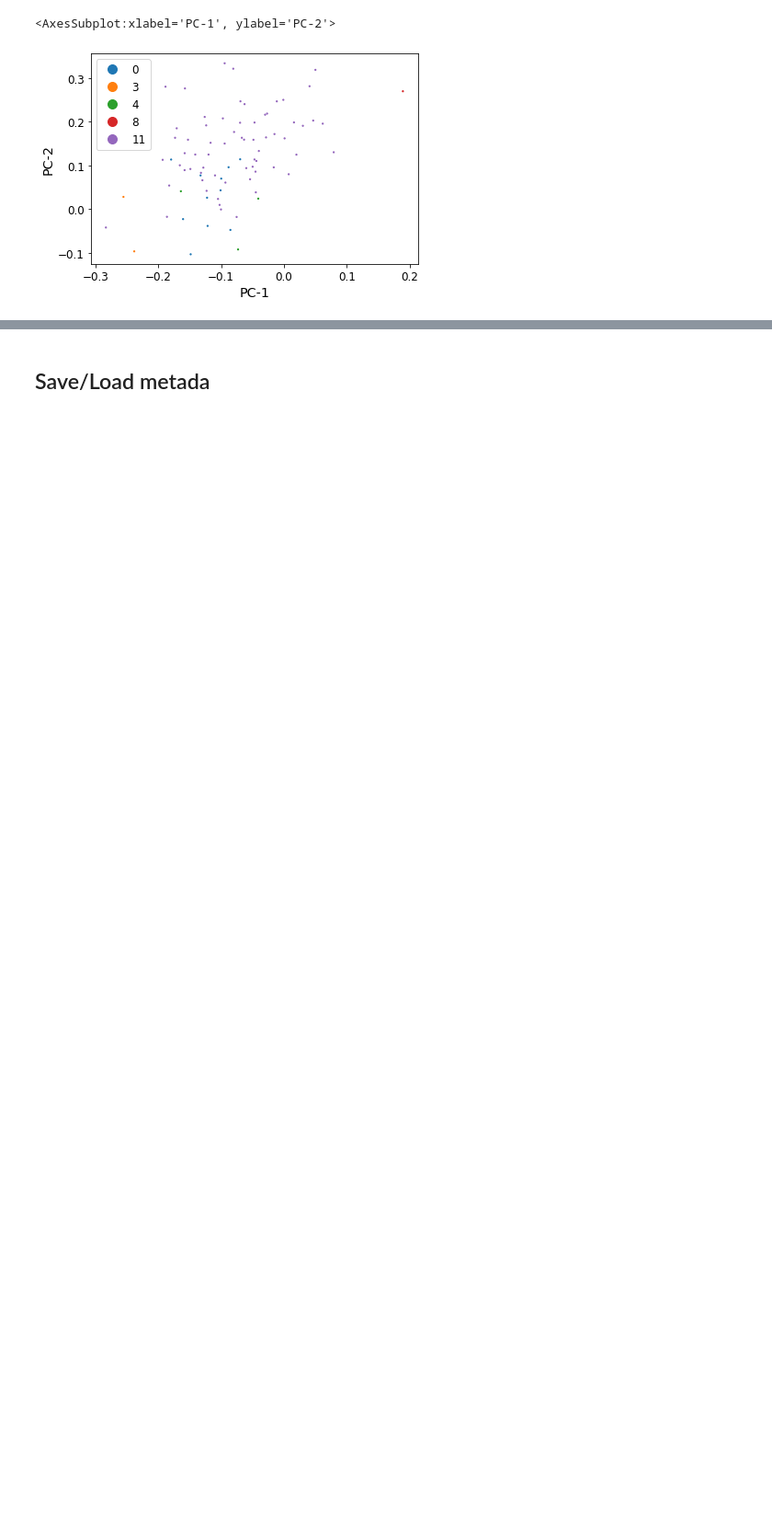
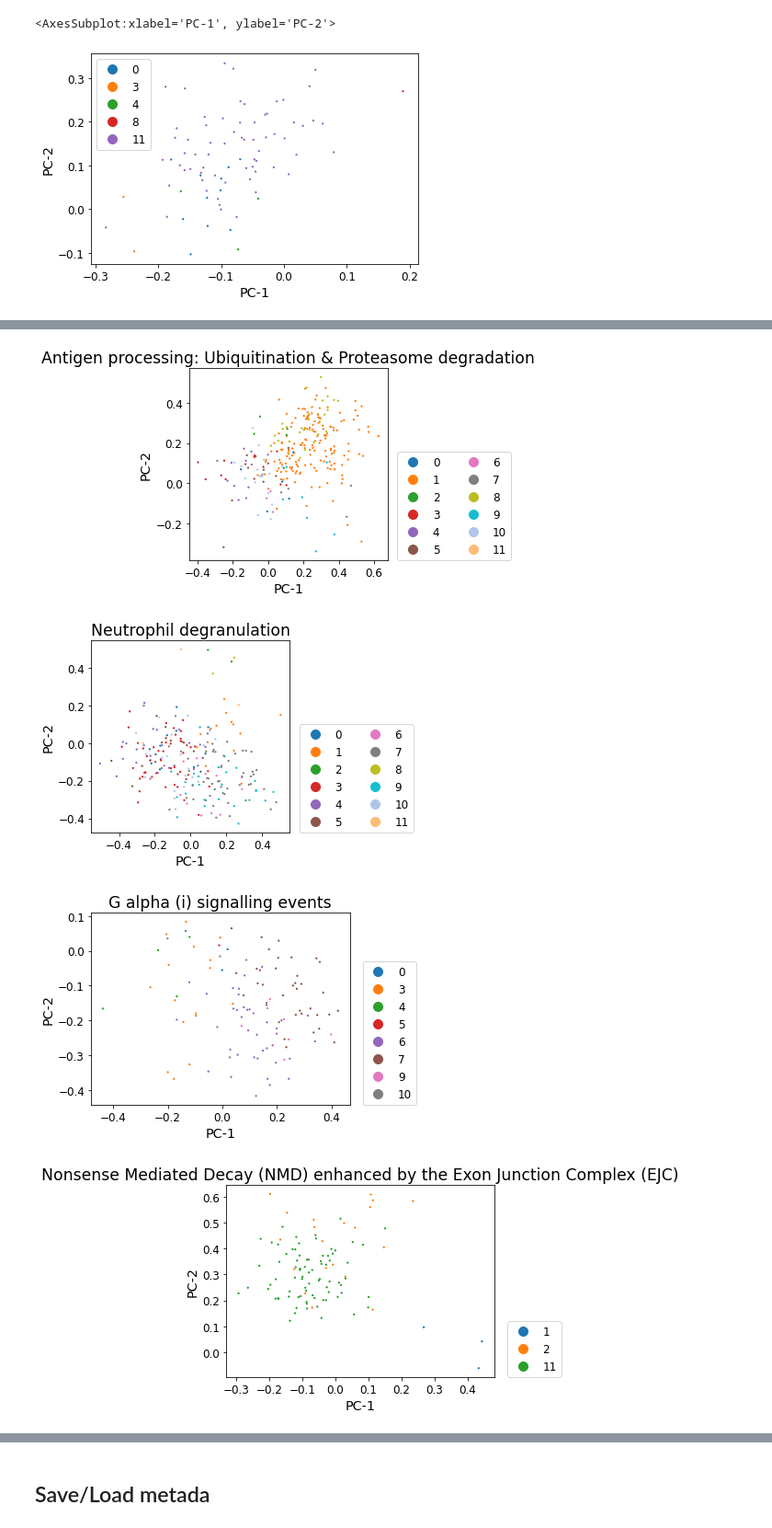
Before and after one commit to FerranC96/sKG4cellCommns, a Jupyter notebook: one.ipynb, the cells around one changed output, grey strips where cells are left out. Shown at 92% size. Saved outputs shown, nothing was run; the diff lists cells and outputs as text; code cells hidden in the pictures; blank space fills up the shorter version.

Commit message:
Added TO-DO. Plots for top 5 pathways

```diff
--- a/one.ipynb
+++ b/one.ipynb
@@ -913,0 +937,16 @@ scprep.plot.scatter2d(RDdataframe,
+# %%
+top5pathways = list(RDdataframe.groupby(["pathway"]).size().reset_index(name="counts").nlargest(5, "counts")["pathway"])
+top5pathways
+
+for i in top5pathways:
+    hits = RDdataframe.index.isin(RDdataframe.loc[RDdataframe["pathway"]==i].index)
+    scprep.plot.scatter2d(RDdataframe,
+        c=RDdataframe["clust"],
+        mask=hits,
+        title = i, label_prefix="PC-",
+        legend_loc=(1.05, 0), shuffle=True)
+# %% [output]
+[figure, added]
+[figure, added]
+[figure, added]
+[figure, added]
```
Also changed, not shown: parts of 7 cells of this notebook.
